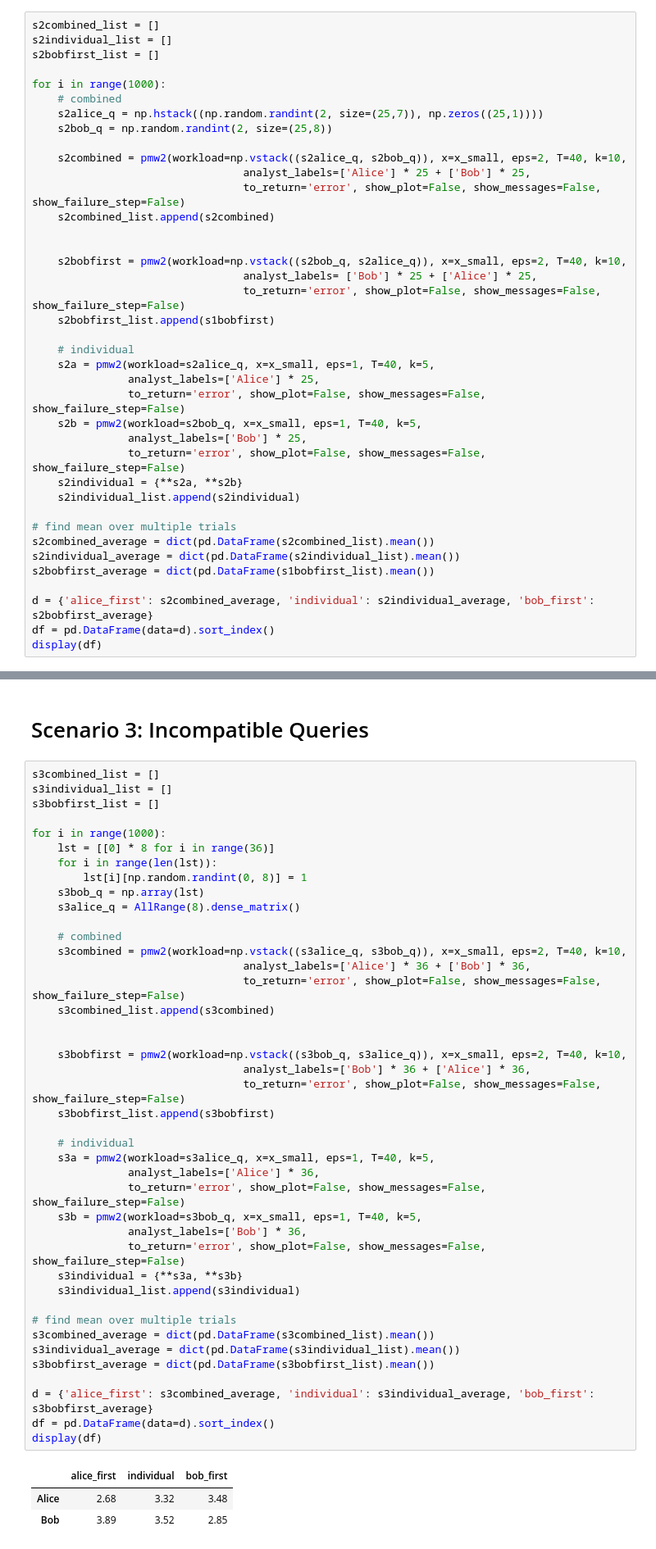
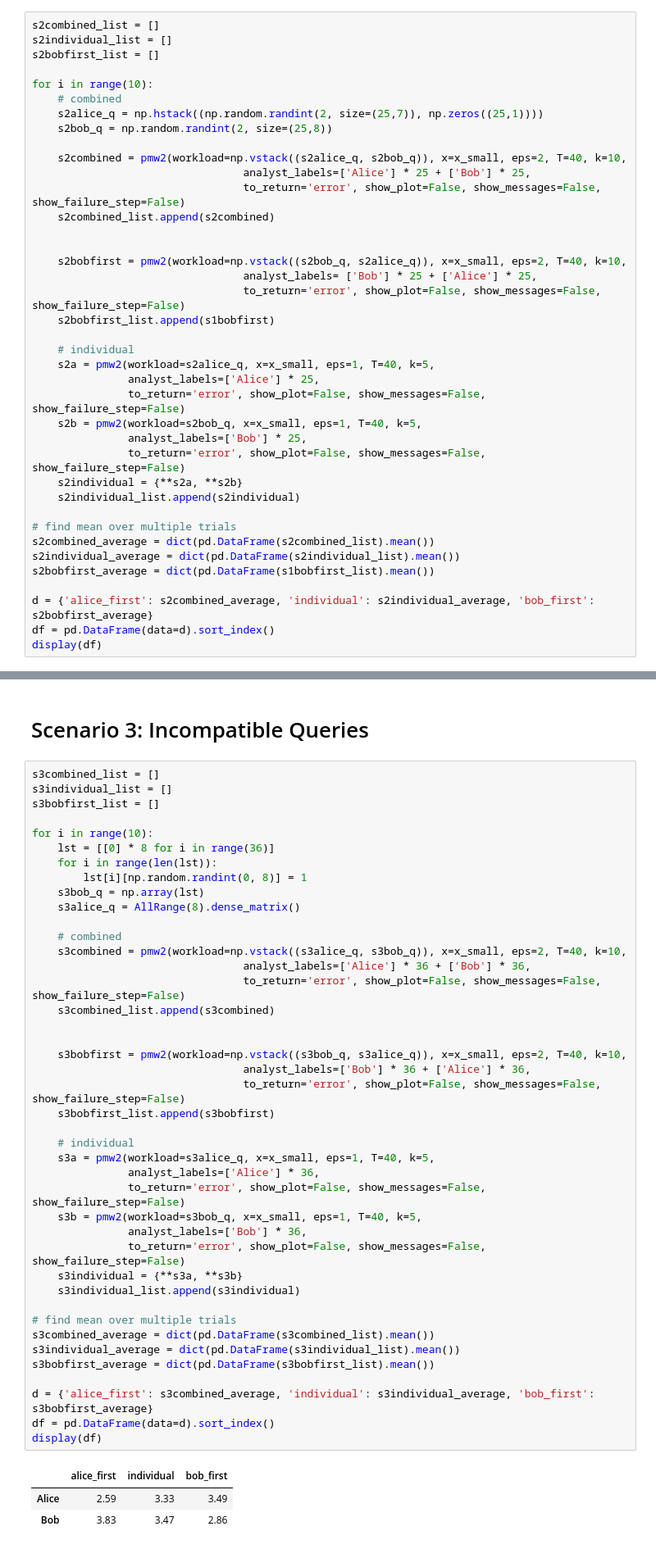
Before and after one commit to yikai-wu/Multi-Analyst-DP, a Jupyter notebook: src/pmw/run_until_failure_pmw2.ipynb, the cells around one changed output, grey strips where cells are left out. Shown at 82% size. Cells and saved outputs as stored; diff of their text form.

```diff
--- a/src/pmw/run_until_failure_pmw2.ipynb
+++ b/src/pmw/run_until_failure_pmw2.ipynb
@@ -309,7 +309,7 @@ s2combined_list = []
 s2individual_list = []
 s2bobfirst_list = []
 
-for i in range(1000):
+for i in range(10):
     # combined
     s2alice_q = np.hstack((np.random.randint(2, size=(25,7)), np.zeros((25,1))))
     s2bob_q = np.random.randint(2, size=(25,8))
@@ -369,7 +369,7 @@ s3combined_list = []
 s3individual_list = []
 s3bobfirst_list = []
 
-for i in range(1000):
+for i in range(10):
     lst = [[0] * 8 for i in range(36)]
     for i in range(len(lst)):
         lst[i][np.random.randint(0, 8)] = 1
@@ -381,35 +381,35 @@ for i in range(1000):
                                  analyst_labels=['Alice'] * 36 + ['Bob'] * 36,
                                  to_return='error', show_plot=False, show_messages=False, show_failure_step=False)
     s3combined_list.append(s3combined)
 
 
     s3bobfirst = pmw2(workload=np.vstack((s3bob_q, s3alice_q)), x=x_small, eps=2, T=40, k=10,
                                  analyst_labels=['Bob'] * 36 + ['Alice'] * 36,
                                  to_return='error', show_plot=False, show_messages=False, show_failure_step=False)
     s3bobfirst_list.append(s3bobfirst)
 
     # individual
     s3a = pmw2(workload=s3alice_q, x=x_small, eps=1, T=40, k=5,
                analyst_labels=['Alice'] * 36,
                to_return='error', show_plot=False, show_messages=False, show_failure_step=False)
     s3b = pmw2(workload=s3bob_q, x=x_small, eps=1, T=40, k=5,
                analyst_labels=['Bob'] * 36,
                to_return='error', show_plot=False, show_messages=False, show_failure_step=False)
     s3individual = {**s3a, **s3b}
     s3individual_list.append(s3individual)
 
 # find mean over multiple trials
 s3combined_average = dict(pd.DataFrame(s3combined_list).mean())
 s3individual_average = dict(pd.DataFrame(s3individual_list).mean())
 s3bobfirst_average = dict(pd.DataFrame(s3bobfirst_list).mean())
 
 d = {'alice_first': s3combined_average, 'individual': s3individual_average, 'bob_first': s3bobfirst_average}
 df = pd.DataFrame(data=d).sort_index()
 display(df)
 # %% [output]
 |  | alice_first | individual | bob_first |
-| Alice | 2.68 | 3.32 | 3.48 |
-| Bob | 3.89 | 3.52 | 2.85 |
+| Alice | 2.59 | 3.33 | 3.49 |
+| Bob | 3.83 | 3.47 | 2.86 |
 # %% [markdown]
 Alice = All Range
 
```
Also changed, not shown: parts of 22 cells of this notebook.
